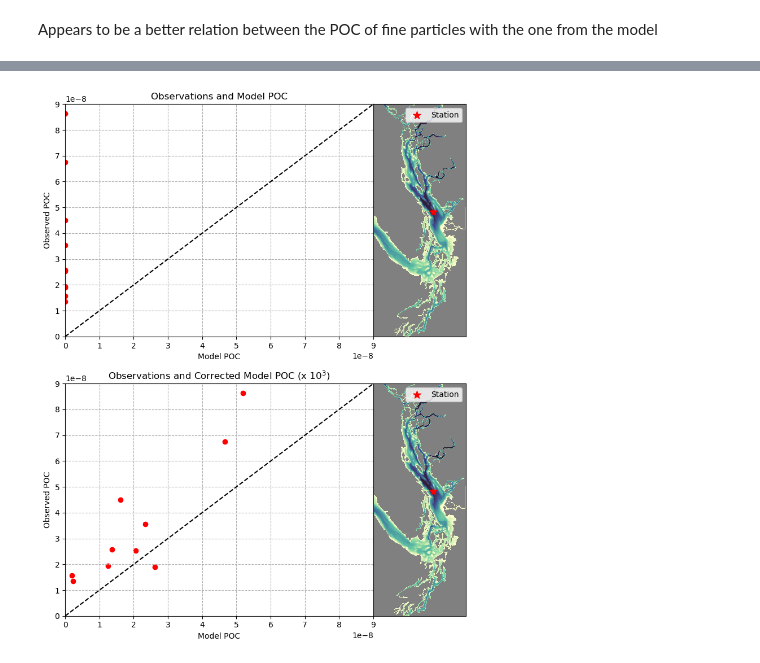
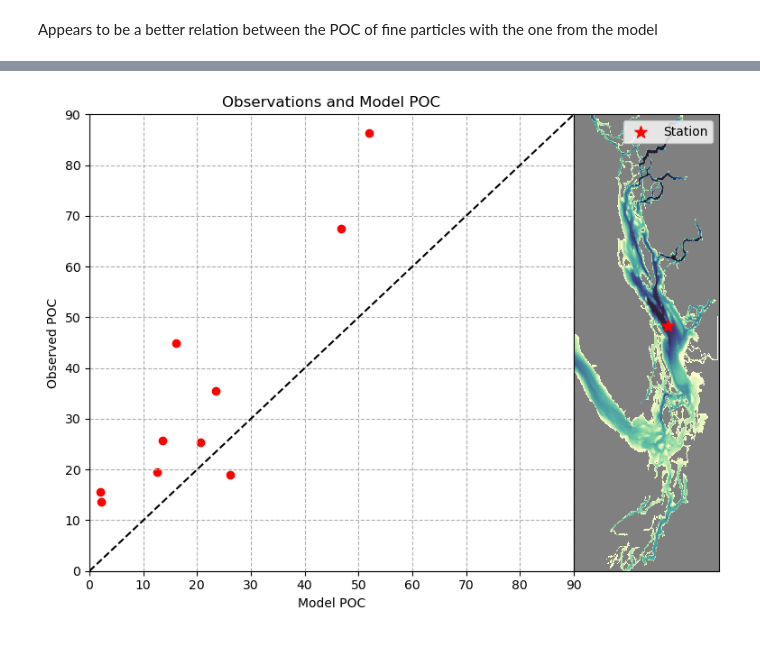
Before and after one commit to SalishSeaCast/analysis-vicente, a Jupyter notebook: Ocean_Parcels/drafts/POC_parameters.ipynb, the cells around one changed output, grey strips where cells are left out. Drawn from its saved outputs; the diff is of its cells as text; code cells hidden in the pictures.

```diff
--- a/Ocean_Parcels/drafts/POC_parameters.ipynb
+++ b/Ocean_Parcels/drafts/POC_parameters.ipynb
@@ -200,4 +202,6 @@ ax[2].set_xlabel('Time Counts')
 ax[2].set_title('Time Series at ' + str(depth[dd2]) + ' m depth')
 #
 plt.tight_layout()
+# %%
+ratio = 6.6
 # %%
@@ -439,19 +485,19 @@ ax[0].legend(loc = 'upper right', bbox_to_anchor=(-0.1, 0.3))
 ax[0].set_ylabel(r'POC [$mmol\ m^{-3}$]')
 ax[0].set_title('Total mean POC for years 2003-2023')
 ax[0].grid(linestyle = '--')
-ax[0].set_ylim(0,0.12)
+ax[0].set_ylim(0,6)
 #
 ax[1].plot(POC_CSoG_all.index, POC_CSoG_all)
 ax[1].plot(POC_CSoG_all.index, POC_CSoG_all.mean(axis=1), '--k', linewidth=2)
 ax[1].set_ylabel(r'POC [$mmol\ m^{-3}$]')
 ax[1].grid(linestyle = '--')
-ax[1].set_ylim(0,0.12)
+ax[1].set_ylim(0,6)
 #
 ax[2].plot(POC_SSoG_all.index, POC_SSoG_all)
 ax[2].plot(POC_CSoG_all.index, POC_SSoG_all.mean(axis=1), '--k', linewidth=2)
 ax[2].set_ylabel(r'POC [$mmol\ m^{-3}$]')
 ax[2].grid(linestyle = '--')
-ax[2].set_ylim(0,0.12)
+ax[2].set_ylim(0,6)
 #
 #
 axins0 = ax[0].inset_axes([1, 0, 0.3, 1])
@@ -778,8 +825,8 @@ Stations sampling dates amd depths
 # for S4-1.5 ---> Southern Strait
 time_SS = [datetime(2017,5,9), datetime(2017,5,9), datetime(2017,9,15) ,datetime(2017,9,15) ,datetime(2018,1,25) ,datetime(2018,1,25) ,datetime(2018,4,12) ,datetime(2018,4,17), datetime(2018,8,10), datetime(2018,8,7)]
 depth_SS = np.array([25, 150, 25, 150, 25, 150, 25, 150, 25, 150])
-poc_SS_f = np.array([67.5, 45, 19, 19.5, 13.6, 15.6, 35.5, 25.8, 86.3, 25.4]) * (10**(-9)) # Conversion to KG/L
-poc_SS_L = np.array([23.3, 2.1, 0.7, 1.3, 0.8, 0.4, 6.9, 1.5, 3.5, 0.4]) * (10**(-9)) # Conversion to KG/L
+poc_SS_f = np.array([67.5, 45, 19, 19.5, 13.6, 15.6, 35.5, 25.8, 86.3, 25.4]) # ug/L
+poc_SS_L = np.array([23.3, 2.1, 0.7, 1.3, 0.8, 0.4, 6.9, 1.5, 3.5, 0.4]) # ug/L
 lat_SS = np.array([49 + (15/60), 49 + (15/60), 49 + (15/60), 49 + (15/60), 49 + (15/60), 49 + (15/60), 49 + (15/60), 49 + (15/60), 49 + (15/60), 49 + (15/60)])
 lon_SS = (-1) * np.array([123 + (40/60), 123 + (40/60), 123 + (40/60), 123 + (40/60), 123 + (40/60), 123 + (40/60), 123 + (40/60), 123 + (40/60), 123 + (40/60), 123 + (40/60)])
 
@@ -787,8 +834,8 @@ lon_SS = (-1) * np.array([123 + (40/60), 123 + (40/60), 123 + (40/60), 123 + (40
 # for NG ---> Northern Strait
 time_NS = [datetime(2018,8,25), datetime(2018,8,24)]
 depth_NS = np.array([25, 150])
-poc_NS_f = np.array([21.7, 19.4]) * (10**(-9)) # Conversion to KG/L
-poc_NS_L = np.array([0.9, 0.6]) * (10**(-9)) # Conversion to KG/L
+poc_NS_f = np.array([21.7, 19.4]) # ug/L
+poc_NS_L = np.array([0.9, 0.6]) # ug/L
 lat_NS = np.array([49 + (43.60/60), 49 + (43.60/60)])
 lon_NS = (-1) * np.array([124 + (40.80/60), 124 + (40.80/60)])
 # %%
@@ -813,7 +860,7 @@ for i in range(0,len(poc_SS_f)):
     gp_SS_i.append(grid_X_SS)
     gp_SS_j.append(grid_Y_SS)
     poc_model_SS.append((poc.sel(deptht = depth_SS[i], x = grid_X_SS, y = grid_Y_SS, method = 'nearest')).values)
-poc_model_SS = np.array(poc_model_SS)*conversion # Conversion to KG/L
+poc_model_SS = np.array(poc_model_SS)*12 # Conversion to KG/L
 #################################################################################################################
 grid_Y_NS = np.zeros(len(lat_NS)).astype(int)
 grid_X_NS = np.zeros_like(grid_Y_NS)
@@ -829,7 +876,7 @@ for i in range(0,len(poc_NS_f)):
     gp_NS_i.append(grid_X_NS)
     gp_NS_j.append(grid_Y_NS)
     poc_model_NS.append((poc.sel(deptht = depth_NS[i], x = grid_X_NS, y = grid_Y_NS, method = 'nearest')).values)
-poc_model_NS = np.array(poc_model_NS)*conversion # Conversion to KG/L
+poc_model_NS = np.array(poc_model_NS)*12 # Conversion to KG/L
 # %%
 dd_s = depth_SS.astype(str).tolist()
 dd_n = depth_NS.astype(str).tolist()
@@ -1013,45 +1060,25 @@ with plt.rc_context({'font.size': 12}):
 # %%
-fig, ax = plt.subplots(2,1,figsize = (8,10))
+fig, ax = plt.subplots(figsize = (8,6))
 
-ax[0].scatter(poc_model_SS, poc_SS_f, c = 'r')
-ax[0].set_xlim(0, 9*(10**-8))
-ax[0].set_ylim(0, 9*(10**-8))
-ax[0].plot([0,9*(10**-8)],[0,9*(10**-8)], c = 'k', linestyle = '--')
+ax.scatter(poc_model_SS, poc_SS_f, c = 'r')
+ax.set_xlim(0, 90)
+ax.set_ylim(0, 90)
+ax.plot([0,90],[0,90], c = 'k', linestyle = '--')
 #
-ax[0].set_xlabel('Model POC')
-ax[0].set_ylabel('Observed POC')
-ax[0].set_title('Observations and Model POC')
+ax.set_xlabel('Model POC')
+ax.set_ylabel('Observed POC')
+ax.set_title('Observations and Model POC')
 #
-ax[0].grid(linestyle = '--')
+ax.grid(linestyle = '--')
 #
-axins = ax[0].inset_axes([1, 0, 0.3, 1])
-#
-prof = axins.pcolormesh(bathy.Bathymetry, cmap=cmap)
-axins.scatter(gp_SS_i[0],gp_SS_j[0], c ='r', marker='*', s=100, label = 'Station')
-axins.legend()
-#
-axins.tick_params(which='both',bottom=False, top=False, left=False, right=False, labelbottom=False, labelleft=False)
-
-##########
-ax[1].scatter(poc_model_SS*(10**3), poc_SS_f, c = 'r')
-ax[1].set_xlim(0, 9*(10**-8))
-ax[1].set_ylim(0, 9*(10**-8))
-ax[1].plot([0,9*(10**-8)],[0,9*(10**-8)], c = 'k', linestyle = '--')
-#
-ax[1].set_xlabel('Model POC')
-ax[1].set_ylabel('Observed POC')
-ax[1].set_title('Observations and Corrected Model POC (x $10^{3}$)')
-#
-ax[1].grid(linestyle = '--')
-#
-axins = ax[1].inset_axes([1, 0, 0.3, 1])
+axins = ax.inset_axes([1, 0, 0.3, 1])
 #
 prof = axins.pcolormesh(bathy.Bathymetry, cmap=cmap)
 axins.scatter(gp_SS_i[0],gp_SS_j[0], c ='r', marker='*', s=100, label = 'Station')
 axins.legend()
 #
 axins.tick_params(which='both',bottom=False, top=False, left=False, right=False, labelbottom=False, labelleft=False)
 #
 plt.tight_layout()
 # %% [output]
-[figure, old version]
+[figure, new version]
```
Also changed, not shown: parts of 26 cells of this notebook, 3 other files.
